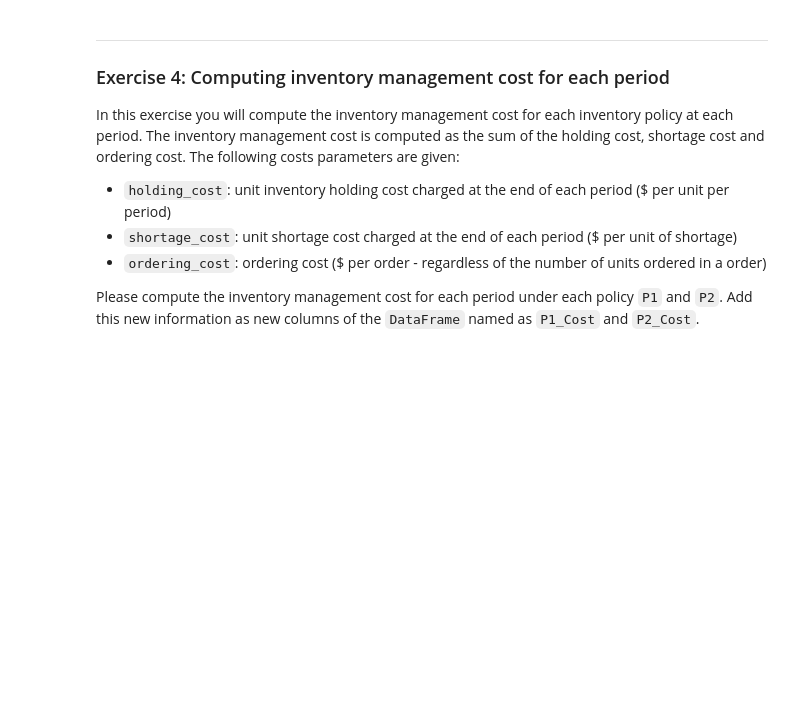
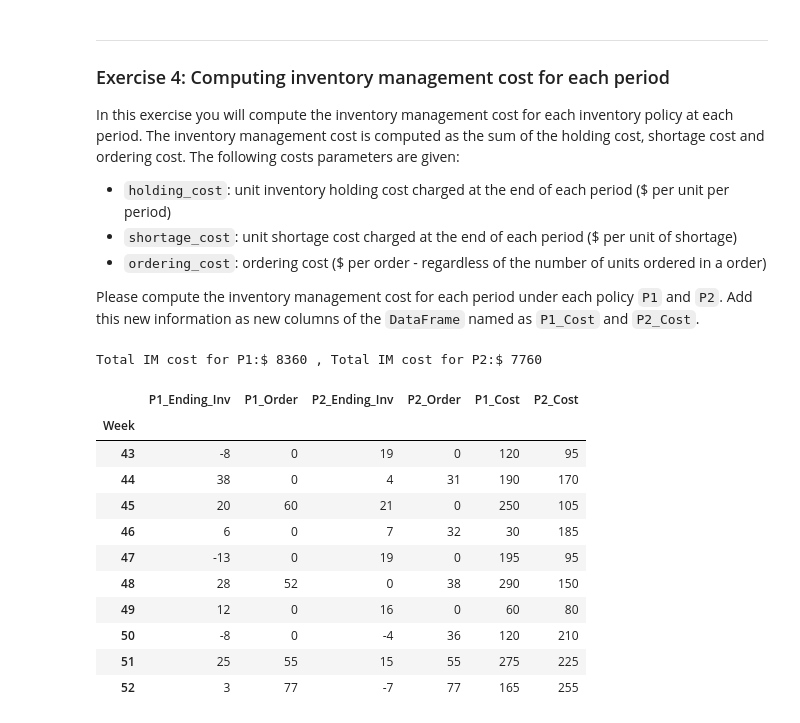
Before and after one commit to acedesci/scanalytics, a Jupyter notebook: EN/S04_Data_Structures_2/S4_InClass_Exercises_Solution.ipynb, the cells around one changed output. Drawn from its saved outputs; the diff is of its cells as text; code cells hidden in the pictures; blank space fills up the shorter version.

```diff
--- a/EN/S04_Data_Structures_2/S4_InClass_Exercises_Solution.ipynb
+++ b/EN/S04_Data_Structures_2/S4_InClass_Exercises_Solution.ipynb
@@ -80,19 +107,33 @@ ordering_cost = 150
 # %%
 ### start your code here ###
 
 def inventory_cost(end_inv, order_qty, holding_cost, shortage_cost, ordering_cost):
   if order_qty > 0:
     return ordering_cost + max(end_inv, 0)*holding_cost + min(end_inv,0)*shortage_cost*(-1)
   else:
     return max(end_inv, 0)*holding_cost + min(end_inv,0)*shortage_cost*(-1)
 
-df_inv['P1_TotalCost'] = [inventory_cost(df_inv.at[t, 'P1_Ending_Inv'], df_inv.at[t, 'P1_Order'], \
+df_inv['P1_Cost'] = [inventory_cost(df_inv.at[t, 'P1_Ending_Inv'], df_inv.at[t, 'P1_Order'], \
                                          holding_cost, shortage_cost, ordering_cost) for t in df_inv.index]
 
-df_inv['P2_TotalCost'] = [inventory_cost(df_inv.at[t, 'P2_Ending_Inv'], df_inv.at[t, 'P2_Order'], \
+df_inv['P2_Cost'] = [inventory_cost(df_inv.at[t, 'P2_Ending_Inv'], df_inv.at[t, 'P2_Order'], \
                                          holding_cost, shortage_cost, ordering_cost) for t in df_inv.index]
 
 ### end your code here ###
 
-print("Total IM cost for P1:$", df_inv['P1_TotalCost'].sum(),", Total IM cost for P2:$", df_inv['P2_TotalCost'].sum())
+print("Total IM cost for P1:$", df_inv['P1_Cost'].sum(),", Total IM cost for P2:$", df_inv['P2_Cost'].sum())
 df_inv.tail(10)
+# %% [output]
+Total IM cost for P1:$ 8360 , Total IM cost for P2:$ 7760
+|  | P1_Ending_Inv | P1_Order | P2_Ending_Inv | P2_Order | P1_Cost | P2_Cost |
+| Week |  |  |  |  |  |  |
+| 43 | -8 | 0 | 19 | 0 | 120 | 95 |
+| 44 | 38 | 0 | 4 | 31 | 190 | 170 |
+| 45 | 20 | 60 | 21 | 0 | 250 | 105 |
+| 46 | 6 | 0 | 7 | 32 | 30 | 185 |
+| 47 | -13 | 0 | 19 | 0 | 195 | 95 |
+| 48 | 28 | 52 | 0 | 38 | 290 | 150 |
+| 49 | 12 | 0 | 16 | 0 | 60 | 80 |
+| 50 | -8 | 0 | -4 | 36 | 120 | 210 |
+| 51 | 25 | 55 | 15 | 55 | 275 | 225 |
+| 52 | 3 | 77 | -7 | 77 | 165 | 255 |
```
Also changed, not shown: parts of 3 cells of this notebook.
